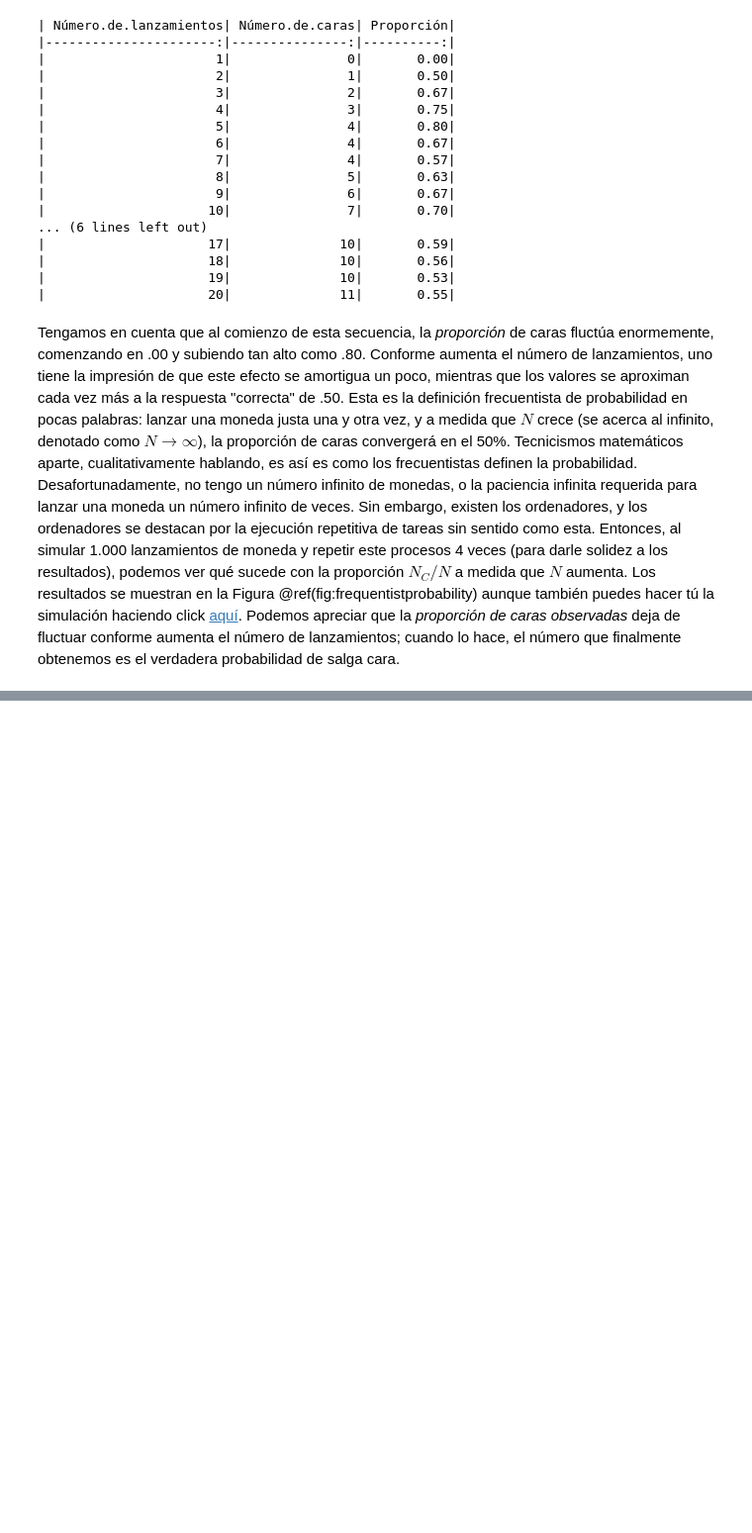
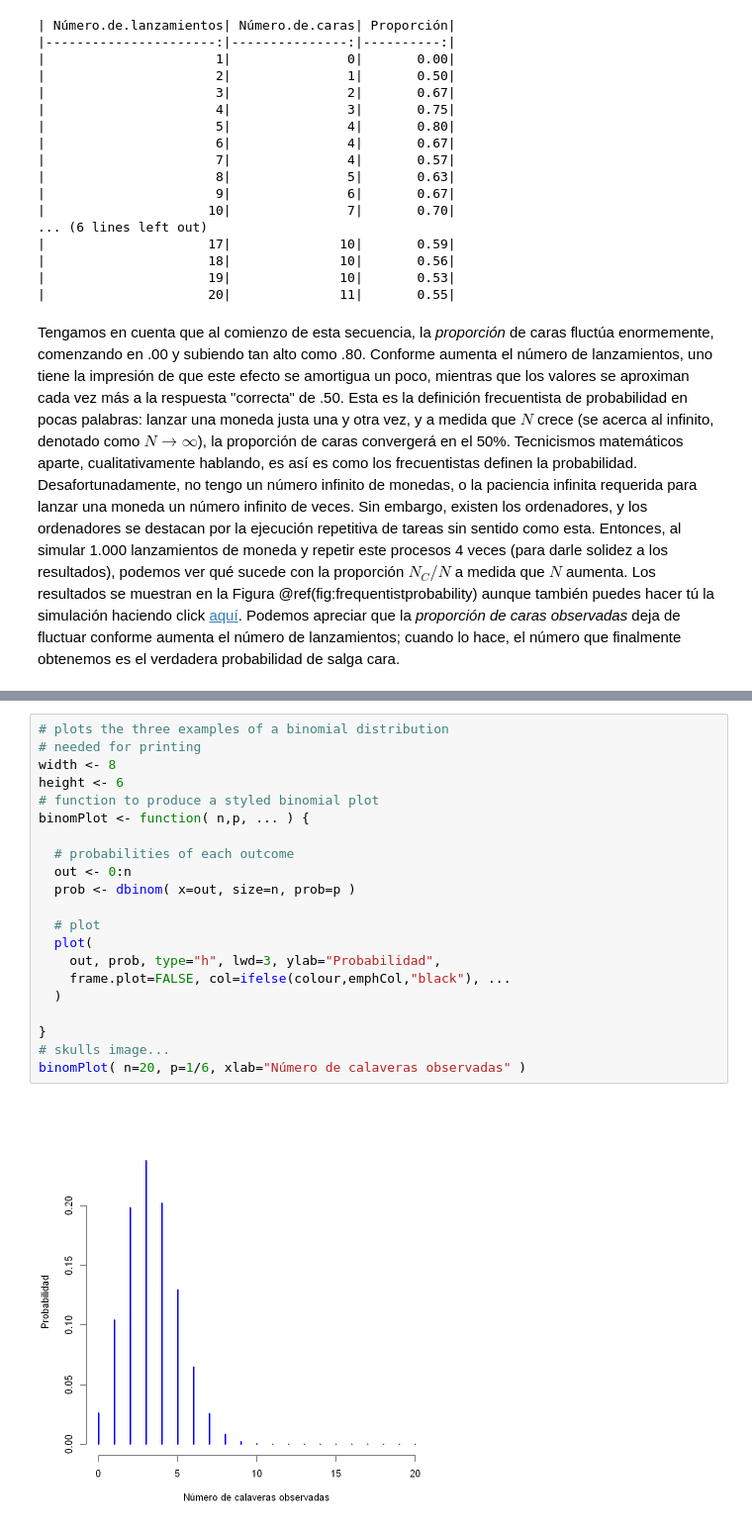
Before and after one commit to negatoscope/fundamentos_book, a Jupyter notebook: _sources/docs/probability.ipynb, the cells around one changed output, grey strips where cells are left out. Shown at 99% size. Cells and saved outputs as stored; diff of their text form; blank space fills up the shorter version.

```diff
--- a/_sources/docs/probability.ipynb
+++ b/_sources/docs/probability.ipynb
@@ -550,0 +222,23 @@ Los conceptos básicos que hemos adquirido en este capítulo servirán como fund
+# %%
+# plots the three examples of a binomial distribution
+# needed for printing
+width <- 8
+height <- 6
+# function to produce a styled binomial plot
+binomPlot <- function( n,p, ... ) {
+
+  # probabilities of each outcome
+  out <- 0:n
+  prob <- dbinom( x=out, size=n, prob=p )
+
+  # plot
+  plot(
+    out, prob, type="h", lwd=3, ylab="Probabilidad",
+    frame.plot=FALSE, col=ifelse(colour,emphCol,"black"), ...
+  )
+
+}
+# skulls image...
+binomPlot( n=20, p=1/6, xlab="Número de calaveras observadas" )
+# %% [output]
+[figure, added]
```
Also changed, not shown: parts of 35 cells of this notebook, 20 other files.
